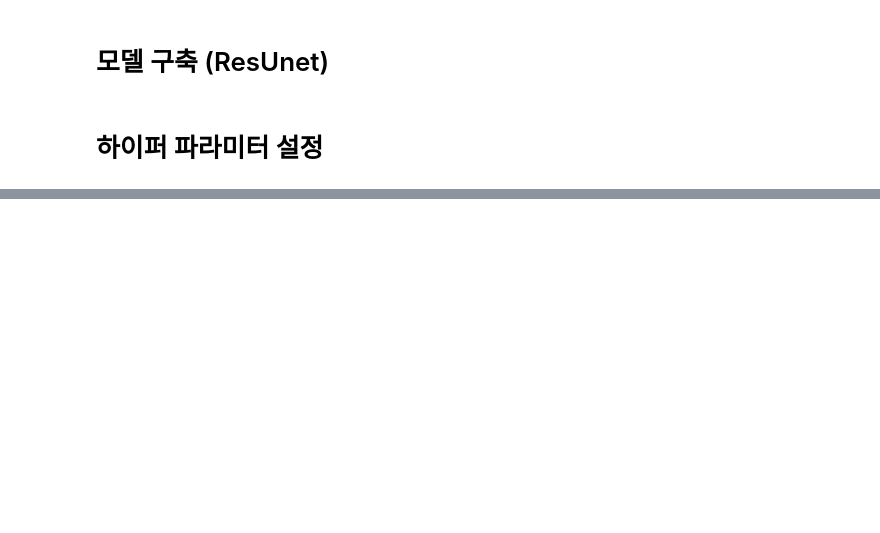
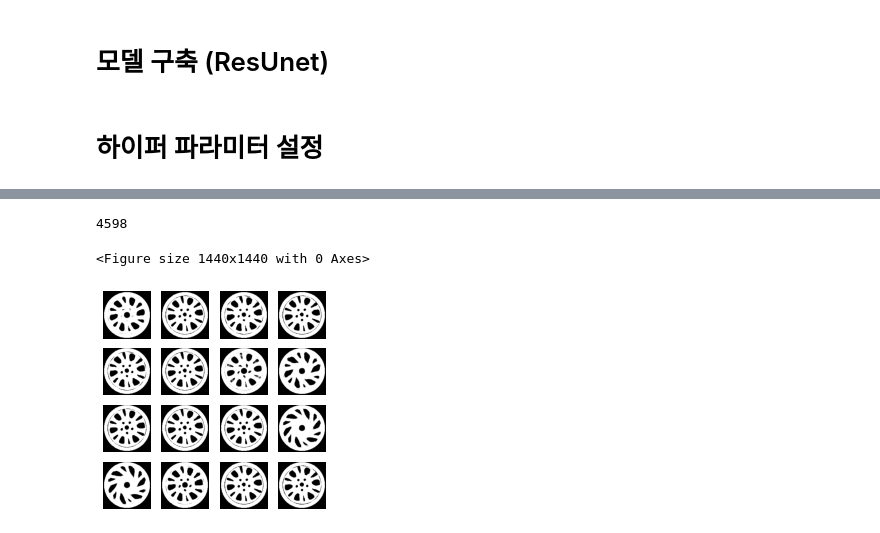
Before and after one commit to soyngyoo/Custom_Architectures, a Jupyter notebook: Baseline2_resUnet_based.ipynb, the cells around one changed output, grey strips where cells are left out. Saved outputs shown, nothing was run; the diff lists cells and outputs as text; code cells hidden in the pictures; blank space fills up the shorter version.

```diff
--- a/Baseline2_resUnet_based.ipynb
+++ b/Baseline2_resUnet_based.ipynb
@@ -146,8 +146,5 @@ iteration: 5400 train_loss: 0.0606 train_acc: 0.9725 % val_loss: 0.0566 val_acc:
 # %%
-def sample_images(image_grid_rows=4, image_grid_columns=4):
-    ref_image, c1, c2, opt_image = tdl.get_next()
-    gen_imgs = model.predict([ref_image, c1, c2])
-    gen_imgs = gen_imgs[1]
+def sample_images(gen_imgs,image_grid_rows=4, image_grid_columns=4):
     # 이미지 픽셀 값을 [0, 1] 사이로 스케일 조정
     gen_imgs = 0.5 * gen_imgs + 0.5
 
@@ -167,7 +164,7 @@ def sample_images(image_grid_rows=4, image_grid_columns=4):
             cnt += 1
     plt.show()
 # %%
-trained_model = tf.keras.models.load_model('./20210123_baseline_model.h5')
+trained_model = tf.keras.models.load_model('./20210123_baseline2_model.h5')
 # %%
 import matplotlib.pyplot as plt
 def ds_load(ref_num):
@@ -210,8 +209,16 @@ def save_result(gen_imgs,opt_imgs,valid_ds,lbl_names):
 # %%
-ref_imgs, opt_imgs, ref_list, c1_list, c2_list, lbl_names = ds_load(valid_ref_num) #valid set 전체 불러오기
+ref_imgs, opt_imgs, ref_list, c1_list, c2_list, lbl_names = ds_load(test_ref_num) #valid set 전체 불러오기
 prep_c1_list = np.log10(c1_list) # c1 log10으로 전처리
 # %%
-start,stop = 10000,len(ref_imgs)
-_, gen_imgs = trained_model.predict([ref_imgs[start:stop], prep_c1_list[start:stop], c2_list[start:stop]])
+start,stop = 0,len(ref_imgs)
+gen_imgs = trained_model.predict([ref_imgs[start:stop], prep_c1_list[start:stop], c2_list[start:stop]])
+gen_imgs = gen_imgs[:,:,:,1]
 valid_ds = ref_list[start:stop], c1_list[start:stop], c2_list[start:stop]
 save_result(gen_imgs,opt_imgs[start:stop],valid_ds,lbl_names[start:stop])
+# %% [output]
+4598
+# %%
+sample_images(gen_imgs)
+# %% [output]
+<Figure size 1440x1440 with 0 Axes>
+[figure, added]
```
Also changed, not shown: parts of 4 cells of this notebook.
